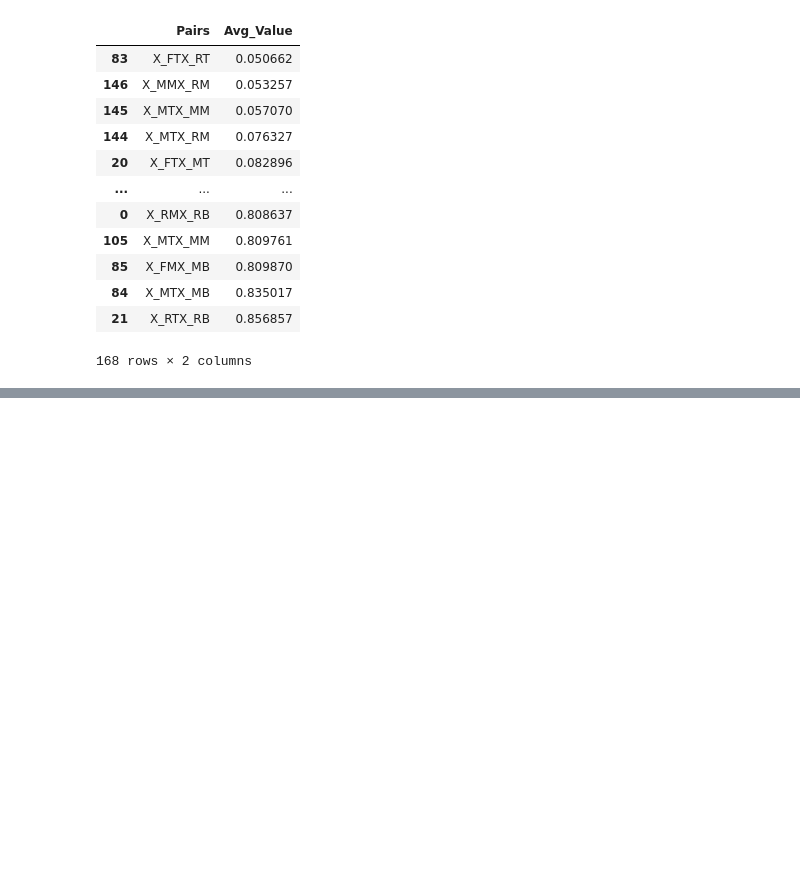
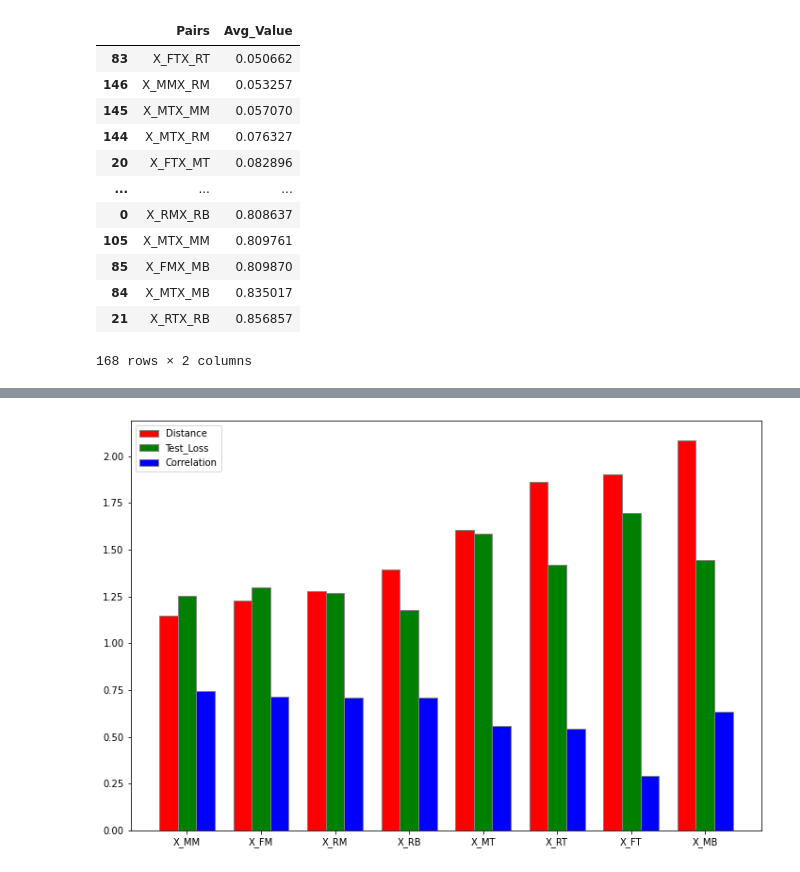
Before and after one commit to ayanoglu/Sensor-Network-Prediction-Models, a Jupyter notebook: ColdChainTransportation_Time_Series_Prediction_For_Sensor_Networks_Prediction_based_on_number_of_sensors.ipynb, the cells around one changed output, grey strips where cells are left out. Saved outputs shown, nothing was run; the diff lists cells and outputs as text; code cells hidden in the pictures; blank space fills up the shorter version.

```diff
--- a/ColdChainTransportation_Time_Series_Prediction_For_Sensor_Networks_Prediction_based_on_number_of_sensors.ipynb
+++ b/ColdChainTransportation_Time_Series_Prediction_For_Sensor_Networks_Prediction_based_on_number_of_sensors.ipynb
@@ -855,0 +867,31 @@ files.download("DFcoravgALL.csv")
+# %%
+Distance = [1.147557, 1.228157, 1.279843, 1.396029, 1.606057, 1.859757, 1.903729, 2.084629]
+Test_Loss = [1.251046, 1.299914, 1.265555, 1.176321, 1.583413, 1.420165, 1.694031, 1.445103]
+Correlation = [0.7462, 0.7144, 0.7102, 0.7074, 0.5578, 0.5454, 0.2932, 0.6326]
+# set width of bar
+barWidth = 0.25
+fig = plt.subplots(figsize =(12, 8))
+
+# Set position of bar on X axis
+br1 = np.arange(len(Distance))
+br2 = [x + barWidth for x in br1]
+br3 = [x + barWidth for x in br2]
+
+# Make the plot
+plt.bar(br1, Distance, color ='r', width = barWidth,
+        edgecolor ='grey', label ='Distance')
+plt.bar(br2, Test_Loss, color ='g', width = barWidth,
+        edgecolor ='grey', label ='Test_Loss')
+plt.bar(br3, Correlation, color ='b', width = barWidth,
+        edgecolor ='grey', label ='Correlation')
+
+# Adding Xticks
+#plt.xlabel('Branch', fontweight ='bold', fontsize = 15)
+#plt.ylabel('Students passed', fontweight ='bold', fontsize = 15)
+plt.xticks([r + barWidth for r in range(len(Distance))],
+        ['X_MM', 'X_FM', 'X_RM', 'X_RB', 'X_MT', 'X_RT', 'X_FT', 'X_MB'])
+
+plt.legend()
+plt.show()
+# %% [output]
+[figure, added]
```
Also changed, not shown: parts of 4 cells of this notebook.
